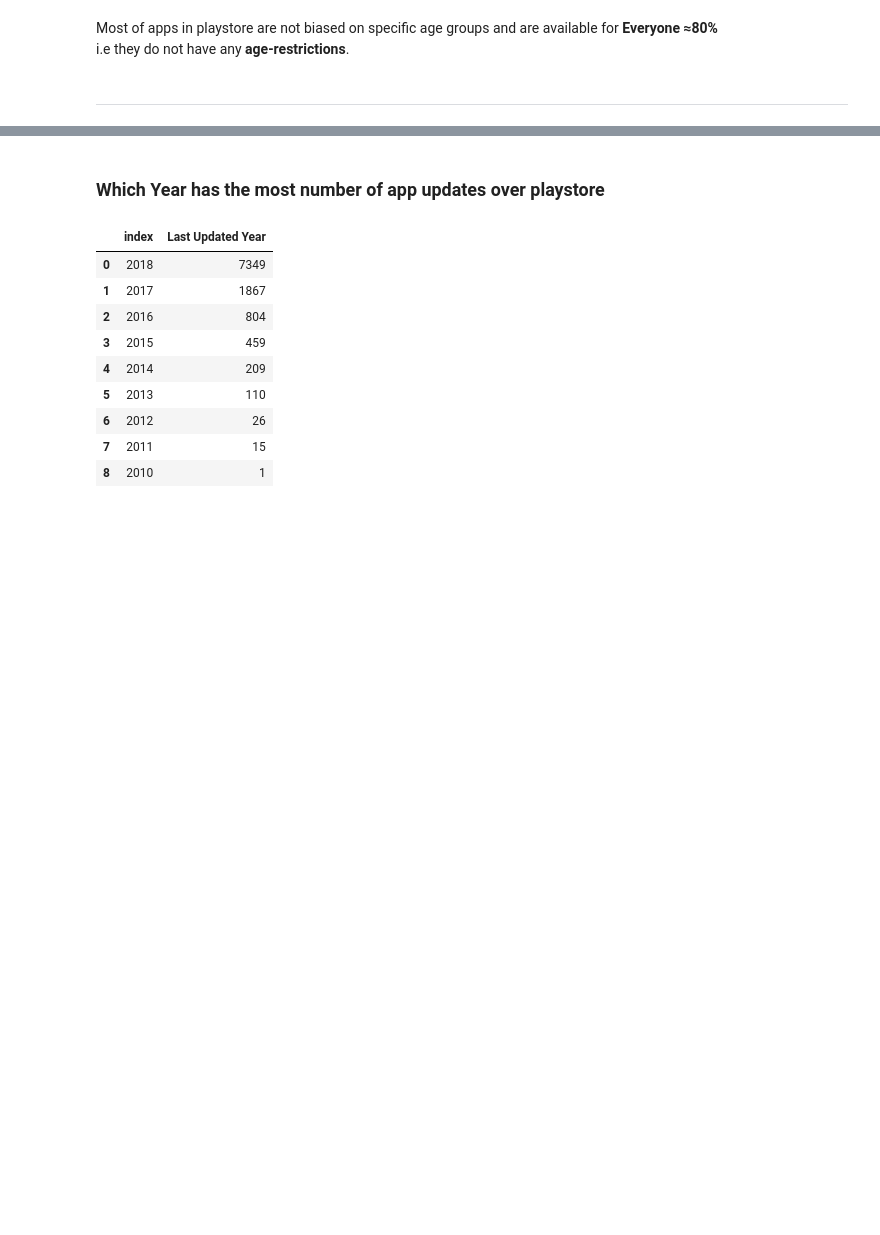
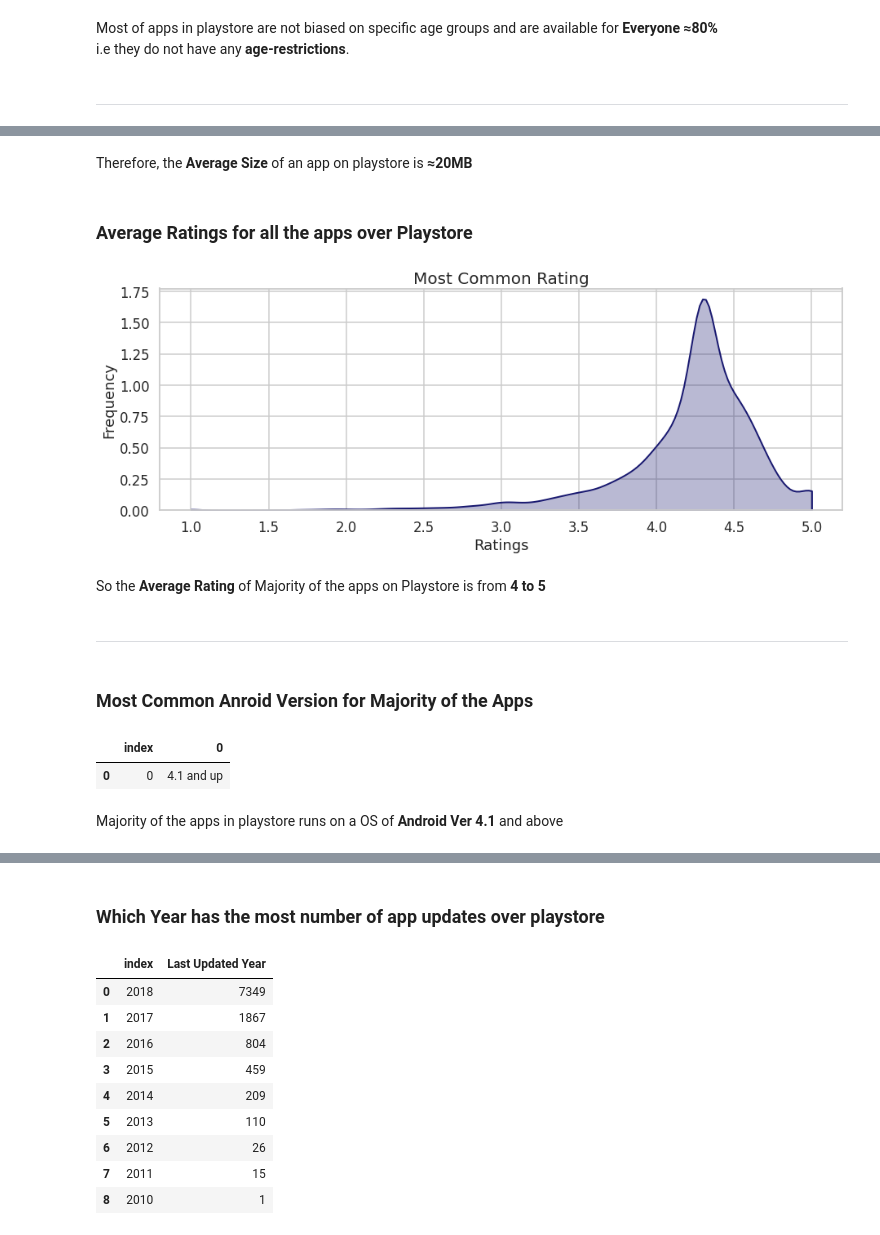
Before and after one commit to TONY00009/First-EDA-on-Playstore_Reviews, a Jupyter notebook: Play_Store_App_Review_Analysis_Capstone_Project.ipynb, the cells around one changed output, grey strips where cells are left out. Cells and saved outputs as stored; diff of their text form; code cells hidden in the pictures; blank space fills up the shorter version.

```diff
--- a/Play_Store_App_Review_Analysis_Capstone_Project.ipynb
+++ b/Play_Store_App_Review_Analysis_Capstone_Project.ipynb
@@ -749,0 +791,27 @@ i.e they do not have any **age-restrictions**.
+# %% [markdown]
+Therefore, the **Average Size** of an app on playstore is **≈20MB**
+# %% [markdown]
+### **Average Ratings** for all the apps over Playstore
+# %%
+plt.figure(figsize=(15,5))
+plt.xlabel("Ratings")
+plt.ylabel("Frequency")
+graph = sns.kdeplot(playstore_data_df.Rating, color="midnightblue", cut = 0, fill = True , linewidth = 2 , alpha = 0.3)
+plt.title('Most Common Rating',size = 20);
+# %% [output]
+[figure, added]
+# %% [markdown]
+So the **Average Rating** of Majority of the apps on Playstore is from **4 to 5**
+# %% [markdown]
+
+
+---
+# %% [markdown]
+### **Most Common Anroid Version** for Majority of the Apps
+# %%
+playstore_data_df['Android Ver'].mode().reset_index()
+# %% [output]
+|  | index | 0 |
+| 0 | 0 | 4.1 and up |
+# %% [markdown]
+Majority of the apps in playstore runs on a OS of **Android Ver 4.1** and above
```
Also changed, not shown: parts of 55 cells of this notebook.
